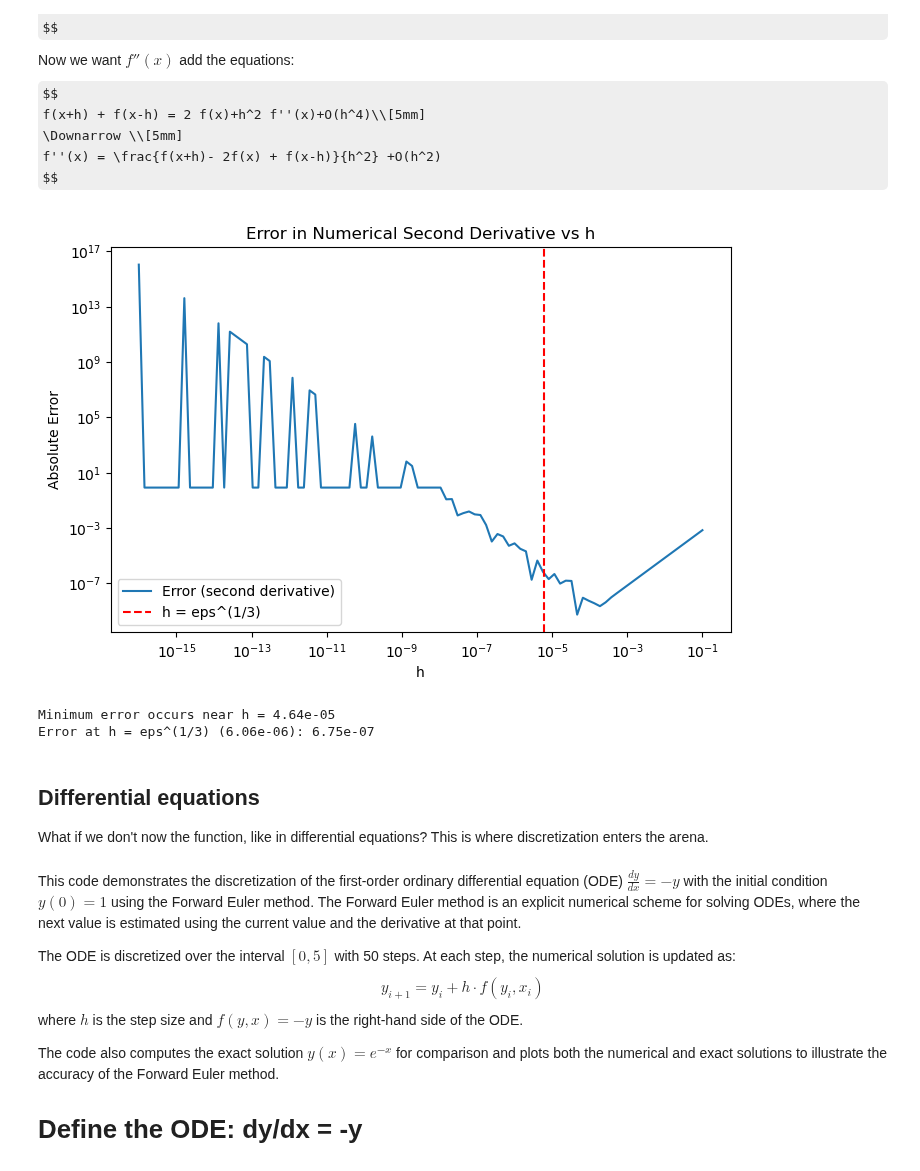
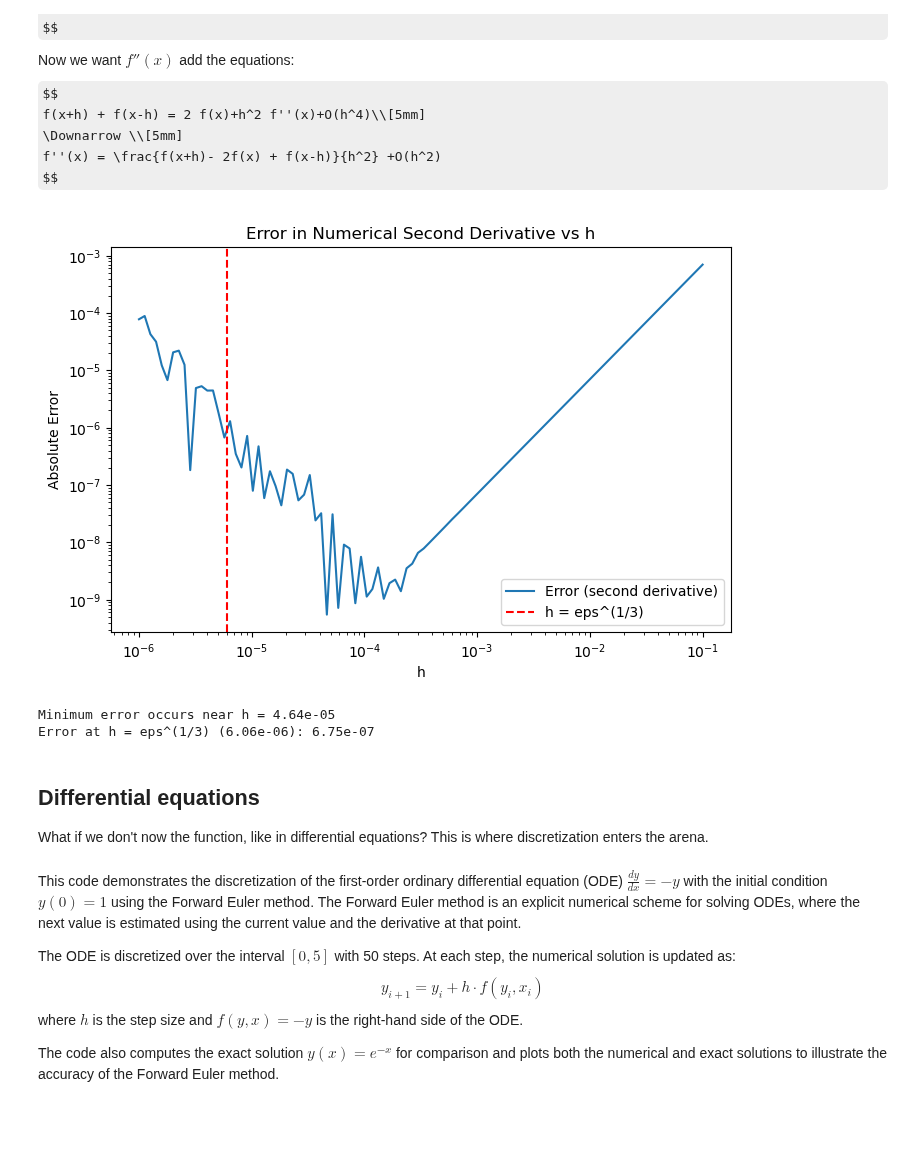
Before and after one commit to galendal/MAT160, a Jupyter notebook: derivation.ipynb, the cells around one changed output. Drawn from its saved outputs; the diff is of its cells as text; code cells hidden in the pictures; some formulas as TeX source; blank space fills up the shorter version.

Commit message:
derivation

```diff
--- a/derivation.ipynb
+++ b/derivation.ipynb
@@ -169,10 +226,10 @@ np.float64(1.4901161193847656e-08)
 # %%
 # Define the function and its derivative
-f = lambda x: np.sin(x)
-df = lambda x: np.cos(x)
+f = lambda x: np.cos(x)
+df = lambda x: -np.sin(x)
 
 # Choose a point to evaluate the derivative
-x0 = 1.0
+x0 = 0.7
 
 # Machine precision
 eps = np.finfo(float).eps
@@ -180,7 +237,8 @@ h_values = np.logspace(-16, -1, 100)
 errors = []
 
 for h in h_values:
-    num_derivative = (f(x0 + h) - f(x0)) / h
+    num_derivative = (f(x0 + h) - f(x0)) / h # Forward difference
+    num2_derivative = (f(x0 + h) - f(x0 - h)) / (2 * h) # Central difference
     exact = df(x0)
     error = np.abs(num_derivative - exact)
     errors.append(error)
@@ -198,6 +256,6 @@ plt.title('Error in Numerical Derivative vs h')
 plt.legend()
 plt.show()
 
-print(f"Minimum error occurs near h = {h_values[np.argmin(errors)]:.2e}")
+print(f"Minimum error occurs near h = {h_values[np.argmin(errors)]:.2e} for first order scheme")
 print(f"Error at h = sqrt(eps) ({h_opt:.2e}): {errors[idx_opt]:.2e}")
 # %% [output]
@@ -225,30 +283 @@ $$
 $$
-# %%
-# Compare first order (forward difference) and second order (central difference) schemes for derivative of sin(x) at x0
-
-f = lambda x: np.sin(x)
-df = lambda x: np.cos(x)
-x0 = 1.0
-
-h_values = np.logspace(-16, -1, 100)
-errors_first = []
-errors_second = []
-
-for h in h_values:
-    # First order (forward difference)
-    num_deriv_first = (f(x0 + h) - f(x0)) / h
-    # Second order (central difference)
-    num_deriv_second = (f(x0 + h) - f(x0 - h)) / (2 * h)
-    exact = df(x0)
-    errors_first.append(np.abs(num_deriv_first - exact))
-    errors_second.append(np.abs(num_deriv_second - exact))
-
-plt.figure(figsize=(8,5))
-plt.loglog(h_values, errors_first, label='First order (forward difference)')
-plt.loglog(h_values, errors_second, label='Second order (central difference)')
-plt.axvline(np.sqrt(eps), color='red', linestyle='--', label='h = sqrt(eps)')
-plt.xlabel('h')
-plt.ylabel('Absolute Error')
-plt.title('Error Comparison: First vs Second Order Numerical Derivative')
-plt.legend()
-plt.show()
@@ -271,36 +351,36 @@ $$
 # Demonstrate optimal h for second order derivative using central difference
 
 # Function and its second derivative
 f = lambda x: np.sin(x)
-d2f = lambda x: -np.sin(x)
+d2f = lambda x: - np.sin(x)
 
 x0 = 1.0  # Point to evaluate
-h_values = np.logspace(-16, -1, 100)
+h_values = np.logspace(-6, -1, 100)
 errors_second_deriv = []
 
 for h in h_values:
     # Central difference for second derivative
     num_second_deriv = (f(x0 + h) - 2*f(x0) + f(x0 - h)) / h**2
     exact = d2f(x0)
     errors_second_deriv.append(np.abs(num_second_deriv - exact))
 
 # Estimate optimal h: for second order, optimal h ~ (machine epsilon)^(1/3)
 h_opt2 = eps**(1/3)
 idx_opt2 = np.argmin(np.abs(h_values - h_opt2))
 
 plt.figure(figsize=(8,5))
 plt.loglog(h_values, errors_second_deriv, label='Error (second derivative)')
 plt.axvline(h_opt2, color='red', linestyle='--', label='h = eps^(1/3)')
 plt.xlabel('h')
 plt.ylabel('Absolute Error')
 plt.title('Error in Numerical Second Derivative vs h')
 plt.legend()
 plt.show()
 
 print(f"Minimum error occurs near h = {h_values[np.argmin(errors_second_deriv)]:.2e}")
 print(f"Error at h = eps^(1/3) ({h_opt2:.2e}): {errors_second_deriv[idx_opt2]:.2e}")
 # %% [output]
-[figure, old version]
+[figure, new version]
 Minimum error occurs near h = 4.64e-05
 Error at h = eps^(1/3) (6.06e-06): 6.75e-07
 # %% [markdown]
@@ -316,7 +396,6 @@ $$
 where $h$ is the step size and $f(y, x) = -y$ is the right-hand side of the ODE.
 
 The code also computes the exact solution $y(x) = e^{-x}$ for comparison and plots both the numerical and exact solutions to illustrate the accuracy of the Forward Euler method.
-# Define the ODE: dy/dx = -y
 # %%
 # Example: Discretization of the first order ODE dy/dx = -y, y(0) = 1 using Forward Euler method
 
```
Also changed, not shown: parts of 18 cells of this notebook, 1 other file.
